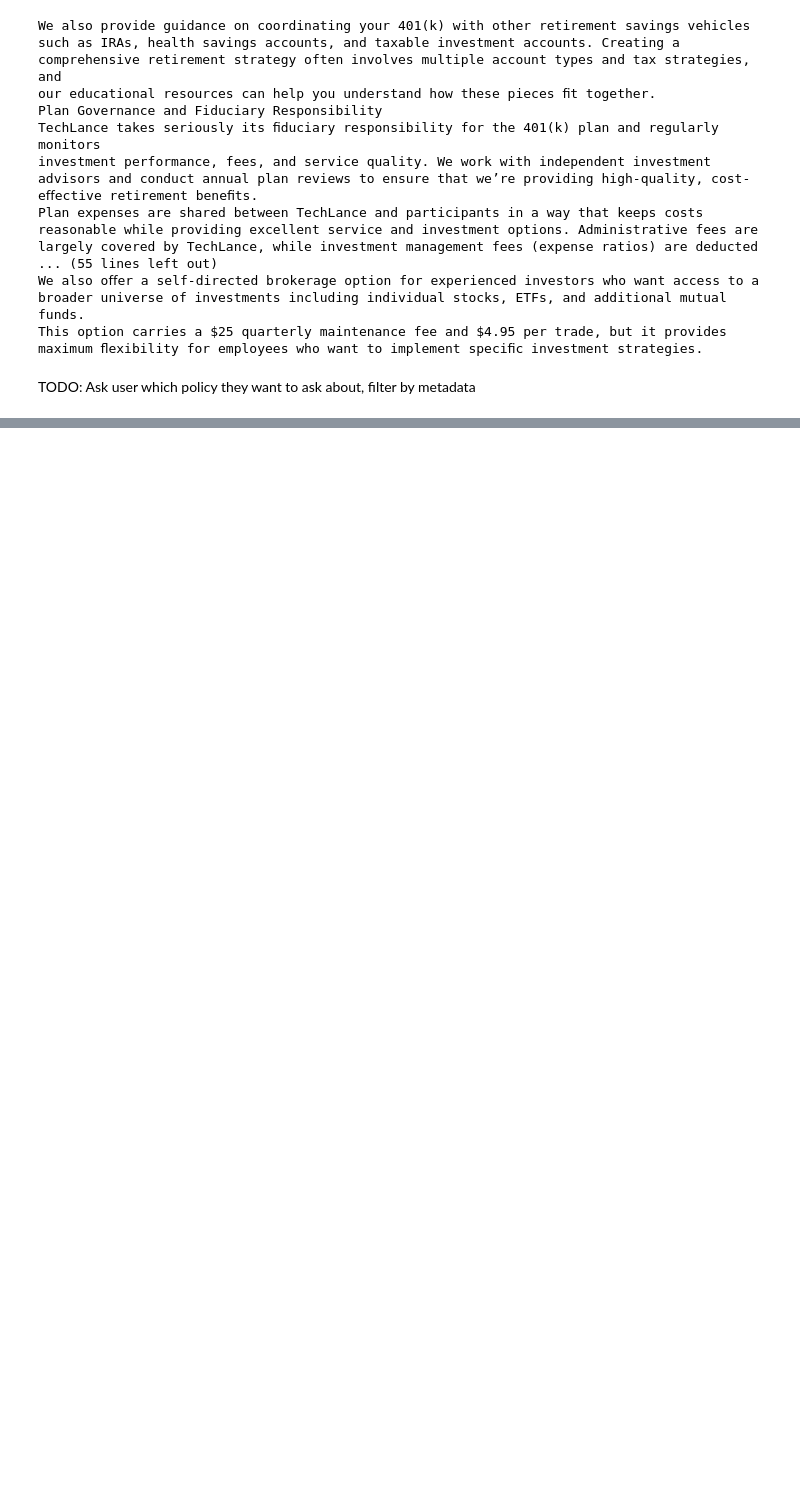
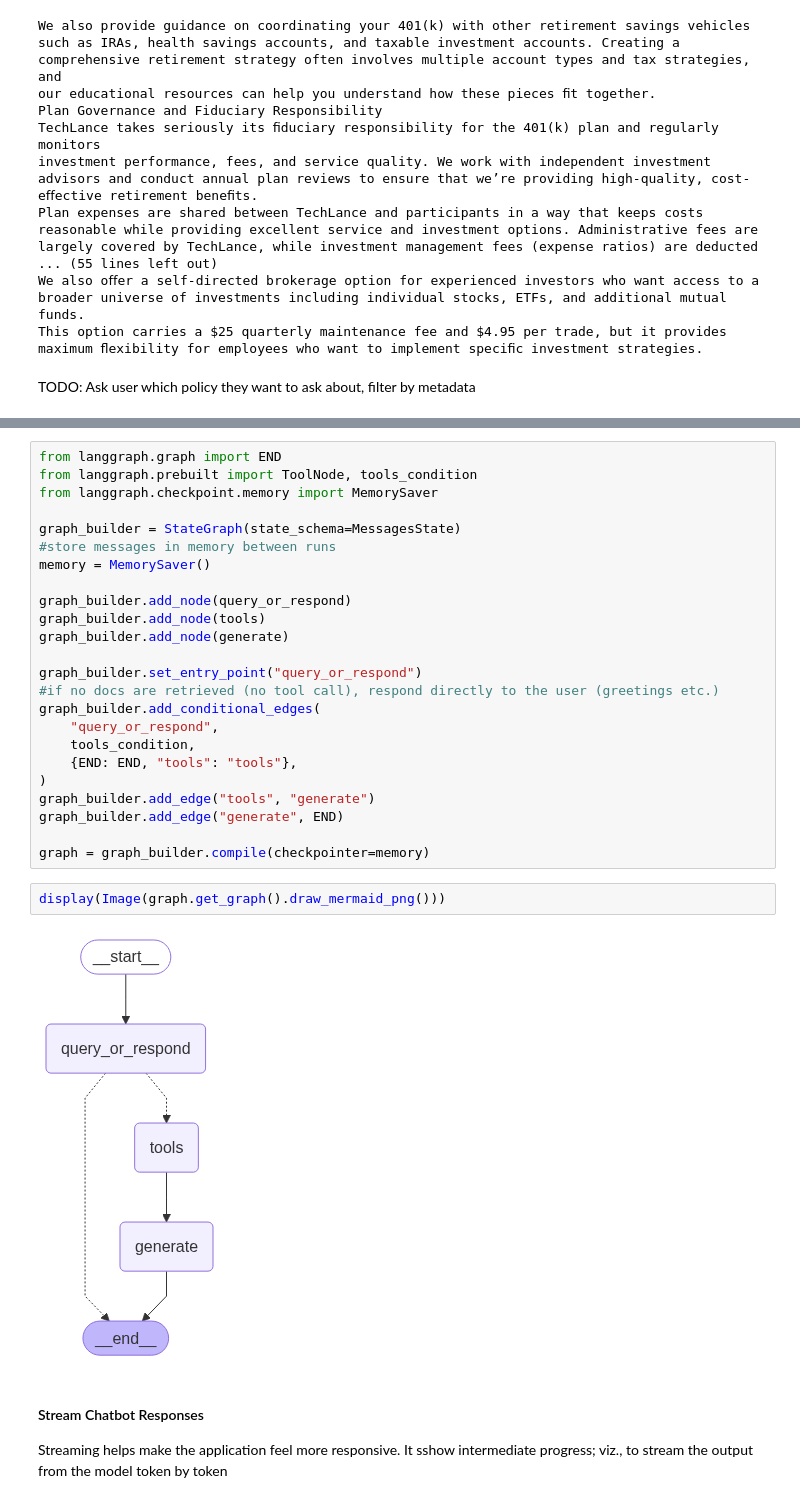
Before and after one commit to shrutikakubal/BenefitSync, a Jupyter notebook: Phase2.ipynb, the cells around one changed output, grey strips where cells are left out. Saved outputs shown, nothing was run; the diff lists cells and outputs as text; blank space fills up the shorter version.

```diff
--- a/Phase2.ipynb
+++ b/Phase2.ipynb
@@ -259,0 +409,31 @@ TODO: Ask user which policy they want to ask about, filter by metadata
+# %%
+from langgraph.graph import END
+from langgraph.prebuilt import ToolNode, tools_condition
+from langgraph.checkpoint.memory import MemorySaver
+
+graph_builder = StateGraph(state_schema=MessagesState)
+#store messages in memory between runs
+memory = MemorySaver()
+
+graph_builder.add_node(query_or_respond)
+graph_builder.add_node(tools)
+graph_builder.add_node(generate)
+
+graph_builder.set_entry_point("query_or_respond")
+#if no docs are retrieved (no tool call), respond directly to the user (greetings etc.)
+graph_builder.add_conditional_edges(
+    "query_or_respond",
+    tools_condition,
+    {END: END, "tools": "tools"},
+)
+graph_builder.add_edge("tools", "generate")
+graph_builder.add_edge("generate", END)
+
+graph = graph_builder.compile(checkpointer=memory)
+# %%
+display(Image(graph.get_graph().draw_mermaid_png()))
+# %% [output]
+[figure, added]
+# %% [markdown]
+#### Stream Chatbot Responses ####
+Streaming helps make the application feel more responsive. It sshow intermediate progress; viz., to stream the output from the model token by token
```
Also changed, not shown: parts of 18 cells of this notebook.
